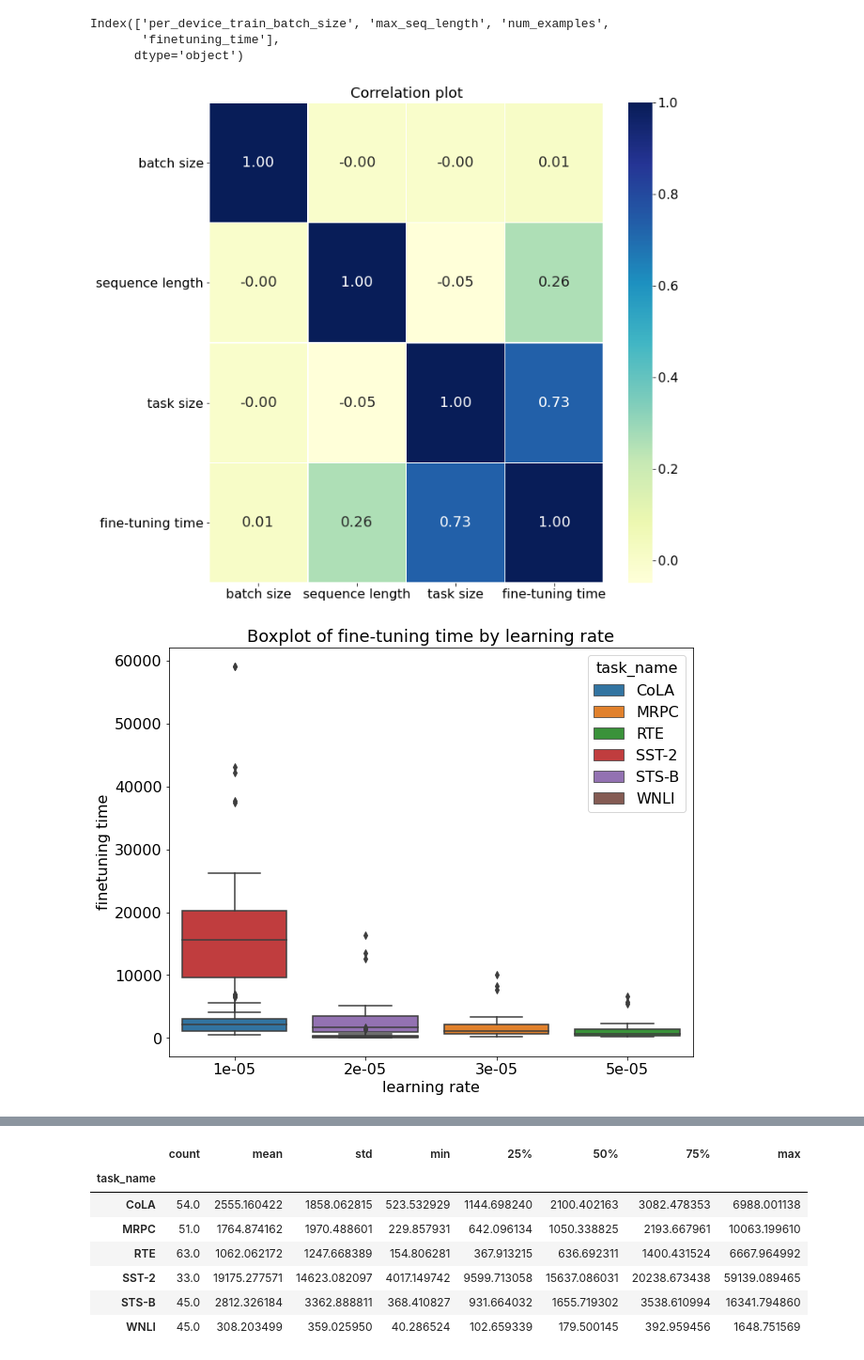
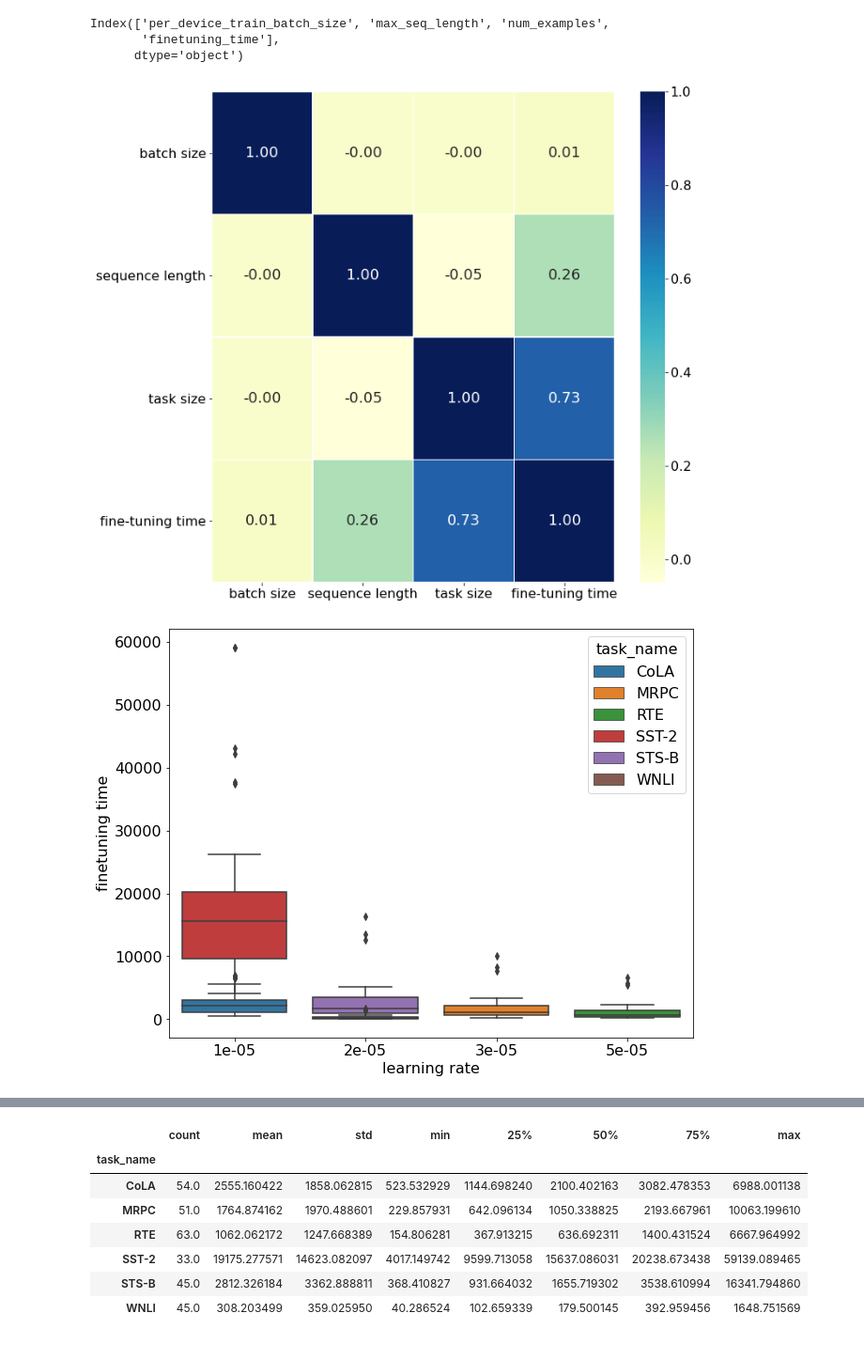
Before and after one commit to annakorotkova/Exploration-of-fine-tuning-and-inferencetime-of-large-pre-trained-languagemodels-in-NLP, a Jupyter notebook: Analysis finetuning time.ipynb, the cells around one changed output, grey strips where cells are left out. Shown at 94% size. Drawn from its saved outputs; the diff is of its cells as text; code cells hidden in the pictures.

```diff
--- a/Analysis finetuning time.ipynb
+++ b/Analysis finetuning time.ipynb
@@ -338,25 +338,25 @@ plt.xticks(np.arange(len(data_sub.columns))+0.5, labels = ['batch size', 'sequen
            fontsize = 16, rotation='horizontal')
 plt.yticks(np.arange(len(data_sub.columns))+0.5, labels = ['batch size', 'sequence length', 'task size', 'fine-tuning time'],
            fontsize = 16)
-plt.title('Correlation plot', fontsize = 18)
+#plt.title('Correlation plot', fontsize = 18)
 plt.show()
 ht.figure.savefig('finetuning_correlation_plot.png', bbox_inches='tight')
 # %% [output]
-[figure, old version]
+[figure, new version]
 # %%
 # Boxplots for fine-tuning time, gouped by learning rate
 
 plt.figure(figsize = (10, 8))
 ax = sns.boxplot(x = 'learning_rate', y = 'finetuning_time', hue = 'task_name', data = data3, dodge = False)
 plt.ylabel('finetuning time', fontsize = 16)
 plt.xlabel('learning rate', fontsize = 16)
-plt.title('Boxplot of fine-tuning time by learning rate', fontsize = 18)
+#plt.title('Boxplot of fine-tuning time by learning rate', fontsize = 18)
 plt.setp(ax.get_xticklabels(), rotation='horizontal', fontsize=16)
 plt.setp(ax.get_yticklabels(), rotation='horizontal', fontsize=16)
 plt.show()
 #ax.figure.savefig('finetuning_time_hist.png')
 # %% [output]
-[figure, old version]
+[figure, new version]
 # %%
 # Boxplots for fine-tuning time, gouped by task_name
 
```
Also changed, not shown: parts of 9 cells of this notebook, 1 other file.
